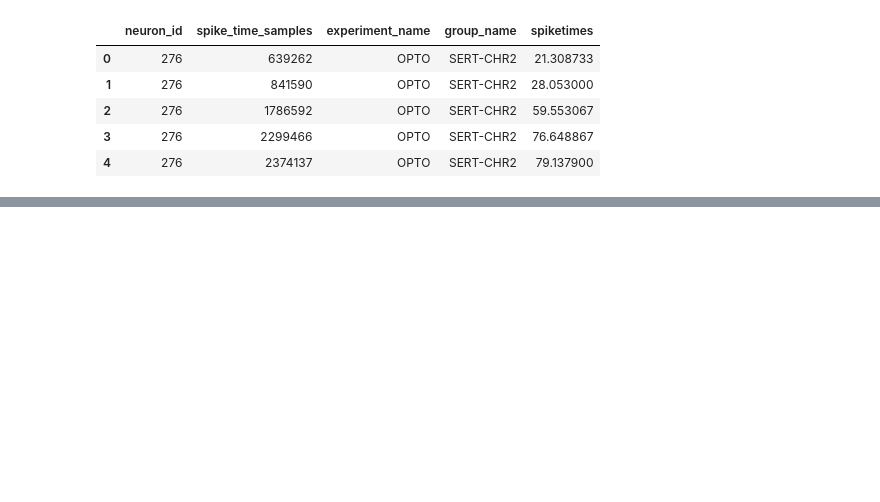
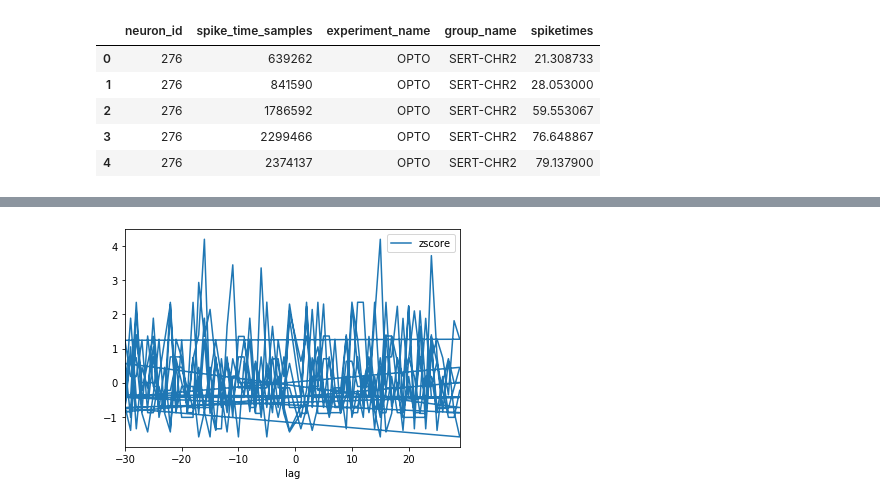
Before and after one commit to Ruairi-osul/opto_analysis, a Jupyter notebook: notebooks/cross_correlation.ipynb, the cells around one changed output, grey strips where cells are left out. Drawn from its saved outputs; the diff is of its cells as text; code cells hidden in the pictures; blank space fills up the shorter version.

```diff
--- a/notebooks/cross_correlation.ipynb
+++ b/notebooks/cross_correlation.ipynb
@@ -61,0 +66,4 @@ cross_corr_df(df1)
+# %%
+df_cross_corr = cross_corr_df(df1, fs=1000, num_lags=30)
+# %%
+df = df_cross_corr
@@ -61,0 +78,6 @@ cross_corr_df(df1)
+# %%
+neurons = df["neuron_2"].unique()
+ax = df[df["neuron_1"] == neurons[9]].plot(x="lag", y="zscore")
+# ax.set_ylim([-0.02, 0.5])
+# %% [output]
+[figure, added]
```
Also changed, not shown: parts of 10 cells of this notebook, 2 other files.
